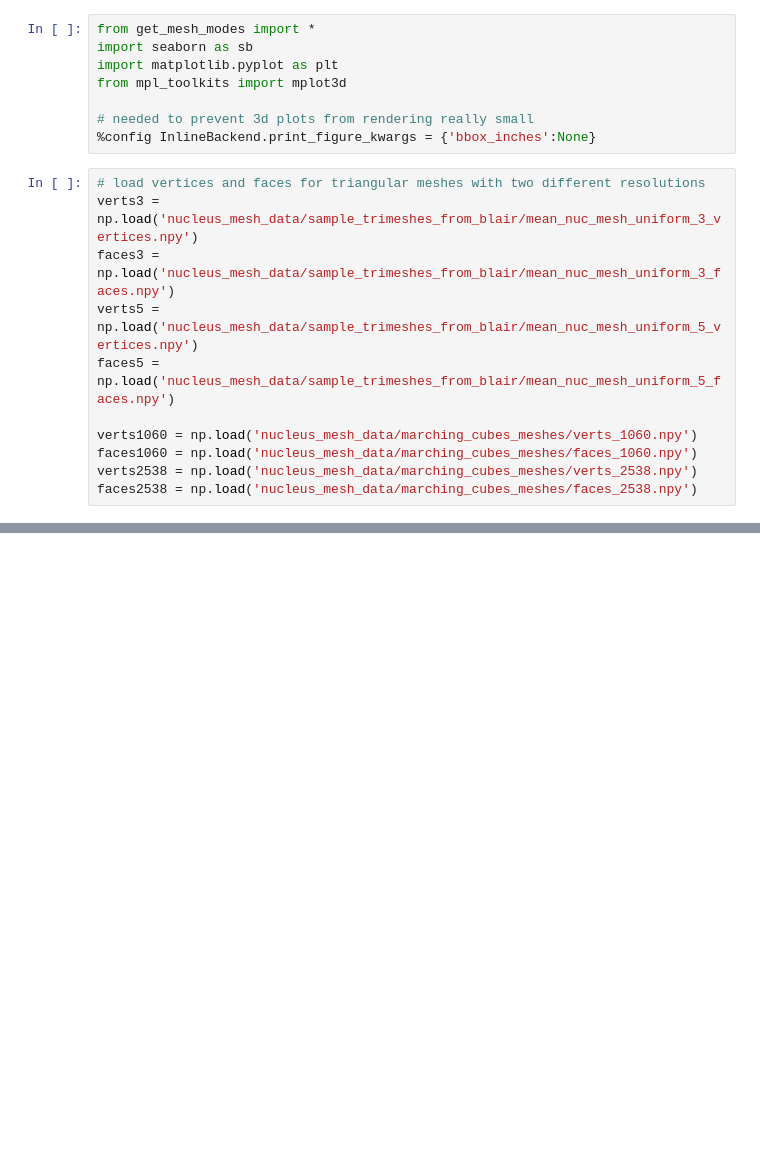
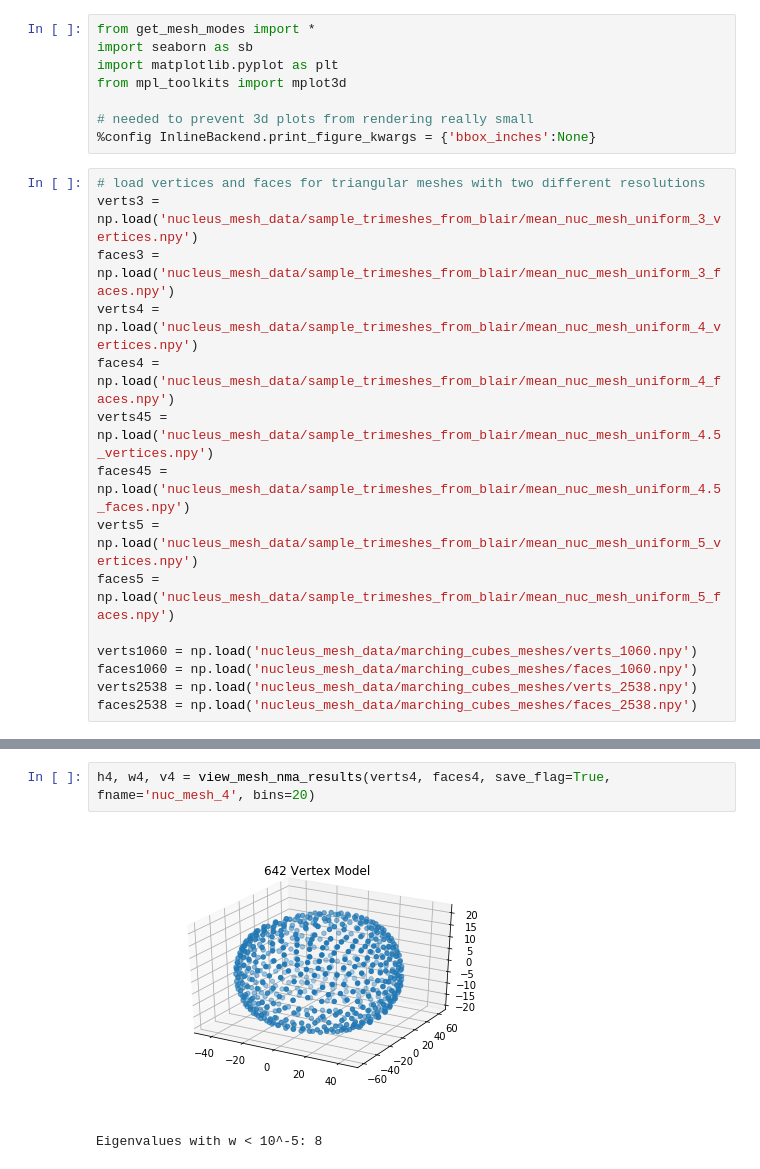
Before and after one commit to AllenCellModeling/normal_mode_analysis, a Jupyter notebook: normal_mode_analysis/nucleus_mesh_nma.ipynb, the cells around one changed output, grey strips where cells are left out. Drawn from its saved outputs; the diff is of its cells as text; blank space fills up the shorter version.

Commit message:
Load and run nma code on all existing blender-based meshes

```diff
--- a/normal_mode_analysis/nucleus_mesh_nma.ipynb
+++ b/normal_mode_analysis/nucleus_mesh_nma.ipynb
@@ -10,6 +10,10 @@ from mpl_toolkits import mplot3d
 # load vertices and faces for triangular meshes with two different resolutions
 verts3 = np.load('nucleus_mesh_data/sample_trimeshes_from_blair/mean_nuc_mesh_uniform_3_vertices.npy')
 faces3 = np.load('nucleus_mesh_data/sample_trimeshes_from_blair/mean_nuc_mesh_uniform_3_faces.npy')
+verts4 = np.load('nucleus_mesh_data/sample_trimeshes_from_blair/mean_nuc_mesh_uniform_4_vertices.npy')
+faces4 = np.load('nucleus_mesh_data/sample_trimeshes_from_blair/mean_nuc_mesh_uniform_4_faces.npy')
+verts45 = np.load('nucleus_mesh_data/sample_trimeshes_from_blair/mean_nuc_mesh_uniform_4.5_vertices.npy')
+faces45 = np.load('nucleus_mesh_data/sample_trimeshes_from_blair/mean_nuc_mesh_uniform_4.5_faces.npy')
 verts5 = np.load('nucleus_mesh_data/sample_trimeshes_from_blair/mean_nuc_mesh_uniform_5_vertices.npy')
 faces5 = np.load('nucleus_mesh_data/sample_trimeshes_from_blair/mean_nuc_mesh_uniform_5_faces.npy')
 
@@ -57,0 +63,5 @@ Eigenvalues with w < 10^-5: 6
+# %%
+h4, w4, v4 = view_mesh_nma_results(verts4, faces4, save_flag=True, fname='nuc_mesh_4', bins=20)
+# %% [output]
+[figure, added]
+Eigenvalues with w < 10^-5: 8
```
Also changed, not shown: parts of 6 cells of this notebook.
